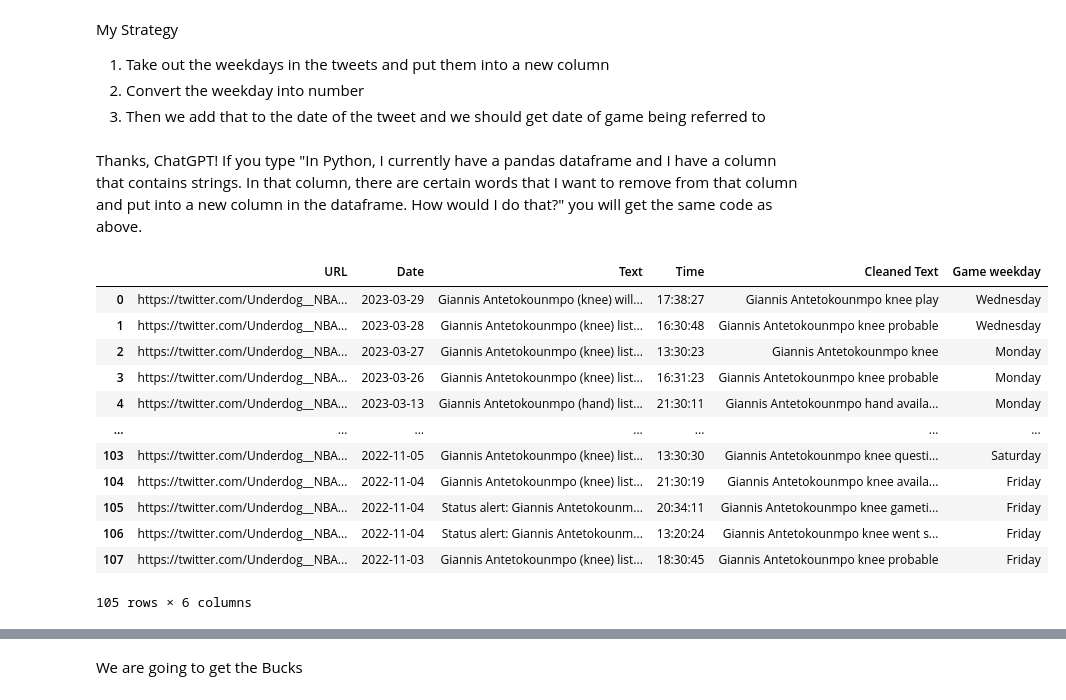
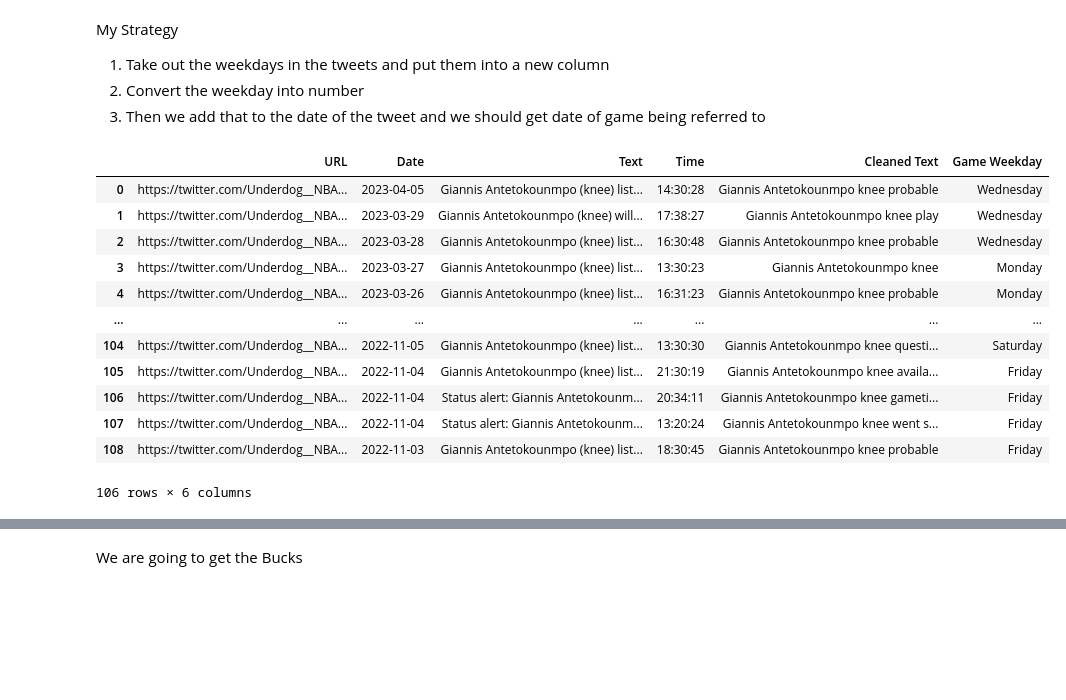
Before and after one commit to ahalajian/Change-In-Betting-Odds, a Jupyter notebook: Twitter_Scraping.ipynb, the cells around one changed output, grey strips where cells are left out. Saved outputs shown, nothing was run; the diff lists cells and outputs as text; code cells hidden in the pictures; blank space fills up the shorter version.

Commit message:
fixed dates for game days

```diff
--- a/Twitter_Scraping.ipynb
+++ b/Twitter_Scraping.ipynb
@@ -221,25 +214,23 @@ def extract_days_of_week(text):
   return pd.Series({'text': new_text, 'extracted_words': ' '.join(extracted_words)}) # return the modified text and extracted words as a Series
 # %%
 #apply the function to every entry in the dataframe
-giannis_df[['Cleaned Text', 'Game weekday']] = giannis_df['Cleaned Text'].apply(extract_days_of_week)
+giannis_df[['Cleaned Text', 'Game Weekday']] = giannis_df['Cleaned Text'].apply(extract_days_of_week)
-# %% [markdown]
-Thanks, ChatGPT! If you type "In Python, I currently have a pandas dataframe and I have a column that contains strings. In that column, there are certain words that I want to remove from that column and put into a new column in the dataframe. How would I do that?" you will get the same code as above.
 # %%
 #remove tweets that dont refer to weekdays
-giannis_df = giannis_df.drop(giannis_df[giannis_df["Game weekday"] == ""].index)
+giannis_df = giannis_df.drop(giannis_df[giannis_df["Game Weekday"] == ""].index)
 giannis_df
 # %% [output]
-|  | URL | Date | Text | Time | Cleaned Text | Game weekday |
-| 0 | https://twitter.com/Underdog__NBA... | 2023-03-29 | Giannis Antetokounmpo (knee) will... | 17:38:27 | Giannis Antetokounmpo knee play | Wednesday |
-| 1 | https://twitter.com/Underdog__NBA... | 2023-03-28 | Giannis Antetokounmpo (knee) list... | 16:30:48 | Giannis Antetokounmpo knee probable | Wednesday |
-| 2 | https://twitter.com/Underdog__NBA... | 2023-03-27 | Giannis Antetokounmpo (knee) list... | 13:30:23 | Giannis Antetokounmpo knee | Monday |
-| 3 | https://twitter.com/Underdog__NBA... | 2023-03-26 | Giannis Antetokounmpo (knee) list... | 16:31:23 | Giannis Antetokounmpo knee probable | Monday |
-| 4 | https://twitter.com/Underdog__NBA... | 2023-03-13 | Giannis Antetokounmpo (hand) list... | 21:30:11 | Giannis Antetokounmpo hand availa... | Monday |
+|  | URL | Date | Text | Time | Cleaned Text | Game Weekday |
+| 0 | https://twitter.com/Underdog__NBA... | 2023-04-05 | Giannis Antetokounmpo (knee) list... | 14:30:28 | Giannis Antetokounmpo knee probable | Wednesday |
+| 1 | https://twitter.com/Underdog__NBA... | 2023-03-29 | Giannis Antetokounmpo (knee) will... | 17:38:27 | Giannis Antetokounmpo knee play | Wednesday |
+| 2 | https://twitter.com/Underdog__NBA... | 2023-03-28 | Giannis Antetokounmpo (knee) list... | 16:30:48 | Giannis Antetokounmpo knee probable | Wednesday |
+| 3 | https://twitter.com/Underdog__NBA... | 2023-03-27 | Giannis Antetokounmpo (knee) list... | 13:30:23 | Giannis Antetokounmpo knee | Monday |
+| 4 | https://twitter.com/Underdog__NBA... | 2023-03-26 | Giannis Antetokounmpo (knee) list... | 16:31:23 | Giannis Antetokounmpo knee probable | Monday |
 | ... | ... | ... | ... | ... | ... | ... |
-| 103 | https://twitter.com/Underdog__NBA... | 2022-11-05 | Giannis Antetokounmpo (knee) list... | 13:30:30 | Giannis Antetokounmpo knee questi... | Saturday |
-| 104 | https://twitter.com/Underdog__NBA... | 2022-11-04 | Giannis Antetokounmpo (knee) list... | 21:30:19 | Giannis Antetokounmpo knee availa... | Friday |
-| 105 | https://twitter.com/Underdog__NBA... | 2022-11-04 | Status alert: Giannis Antetokounm... | 20:34:11 | Giannis Antetokounmpo knee gameti... | Friday |
-| 106 | https://twitter.com/Underdog__NBA... | 2022-11-04 | Status alert: Giannis Antetokounm... | 13:20:24 | Giannis Antetokounmpo knee went s... | Friday |
-| 107 | https://twitter.com/Underdog__NBA... | 2022-11-03 | Giannis Antetokounmpo (knee) list... | 18:30:45 | Giannis Antetokounmpo knee probable | Friday |
+| 104 | https://twitter.com/Underdog__NBA... | 2022-11-05 | Giannis Antetokounmpo (knee) list... | 13:30:30 | Giannis Antetokounmpo knee questi... | Saturday |
+| 105 | https://twitter.com/Underdog__NBA... | 2022-11-04 | Giannis Antetokounmpo (knee) list... | 21:30:19 | Giannis Antetokounmpo knee availa... | Friday |
+| 106 | https://twitter.com/Underdog__NBA... | 2022-11-04 | Status alert: Giannis Antetokounm... | 20:34:11 | Giannis Antetokounmpo knee gameti... | Friday |
+| 107 | https://twitter.com/Underdog__NBA... | 2022-11-04 | Status alert: Giannis Antetokounm... | 13:20:24 | Giannis Antetokounmpo knee went s... | Friday |
+| 108 | https://twitter.com/Underdog__NBA... | 2022-11-03 | Giannis Antetokounmpo (knee) list... | 18:30:45 | Giannis Antetokounmpo knee probable | Friday |
-105 rows × 6 columns
+106 rows × 6 columns
 # %%
```
Also changed, not shown: parts of 16 cells of this notebook.
